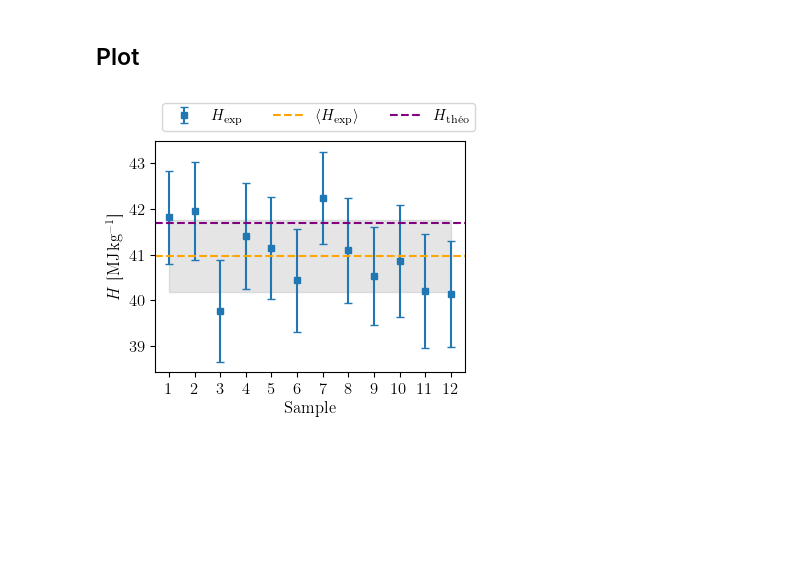
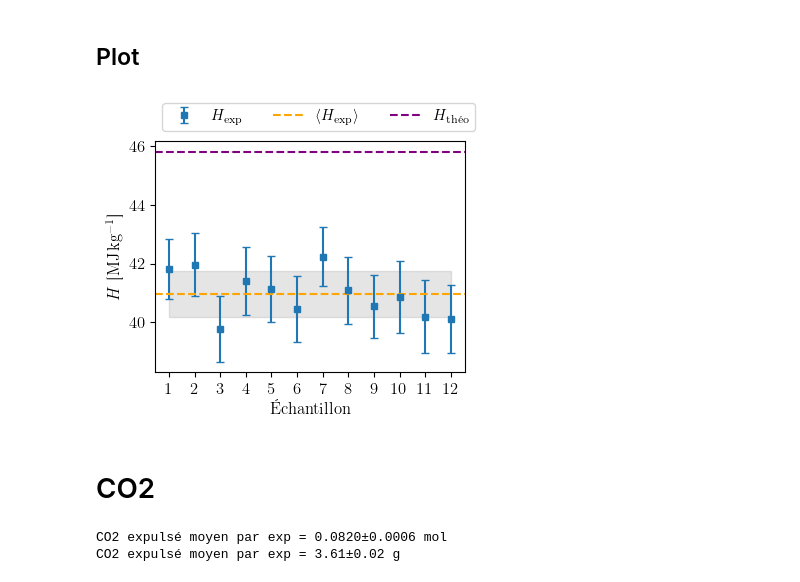
Before and after one commit to TomVdt/TPII-rapports, a Jupyter notebook: 06-C2-pouvoir-calorifique/analyse/exp2.ipynb, the cells around one changed output. Cells and saved outputs as stored; diff of their text form; code cells hidden in the pictures; blank space fills up the shorter version.

```diff
--- a/06-C2-pouvoir-calorifique/analyse/exp2.ipynb
+++ b/06-C2-pouvoir-calorifique/analyse/exp2.ipynb
@@ -17,7 +17,7 @@ def load(filename: str):
 # %% [markdown]
 ## Theorique
 # %%
-H_theo = 41.69 # MJ
+H_theo = 45.8 # MJ
 # %% [markdown]
 ## Mesuré
 # %%
@@ -77,17 +77,38 @@ H std dev = 0.8±0.3 MJ
 # %%
 samples = np.arange(len(H))
 plt.errorbar(samples, unp.nominal_values(H), yerr=unp.std_devs(H), marker='s', ms=5, ls='none', label=r"$H_\textrm{exp}$")
 plt.fill_between(samples, H_avg.n - H_std_dev.n, H_avg.n + H_std_dev.n, color='tab:grey', alpha=0.2)
 
 plt.axhline(H_theo, color='purple', linestyle="--", label=r"$H_\textrm{théo}$")
 plt.axhline(H_avg.n, color='orange', linestyle="--", label=r"$\langle H_\textrm{exp} \rangle$")
 
 plt.xticks(samples, samples + 1)
 # plt.xticks(samples, samples + 1, rotation=-45)
-plt.xlabel("Sample")
+plt.xlabel("Échantillon")
 plt.ylabel(r"$H$ [\si{\mega\joule\per\kilo\gram}]")
 plt.legend(reverse=True, ncols=3, loc='upper left', bbox_to_anchor=(0, 1.2))
 
 plt.savefig('../figures/gaz_camping.pdf', bbox_inches="tight")
 # %% [output]
-[figure, old version]
+[figure, new version]
+# %% [markdown]
+# CO2
+# %%
+m_mol_mix = m_mol_butane*0.8 + m_mol_propane*0.2
+
+mol_gaz = masse_gaz*1e3/m_mol_mix
+
+mol_co2 = (3*0.2 + 4*0.8)*mol_gaz
+mol_co2_mean = np.mean(mol_co2)
+print(f"CO2 expulsé moyen par exp = {mol_co2_mean:.1uP} mol")
+
+mass_co2 = mol_co2*m_mol_co2
+mass_co2_mean = np.mean(mass_co2)
+print(f"CO2 expulsé moyen par exp = {mass_co2_mean:.1uP} g")
+
+# mass_co2_std = unp.std_devs(mass_co2_mean)
+
+mass_co2_std = unp.nominal_values((1 / (len(mass_co2) - 1) * np.sum((mass_co2 - mass_co2_mean) ** 2)) ** 0.5)
+# %% [output]
+CO2 expulsé moyen par exp = 0.0820±0.0006 mol
+CO2 expulsé moyen par exp = 3.61±0.02 g
```
Also changed, not shown: parts of 1 cell of this notebook, 5 other files.
